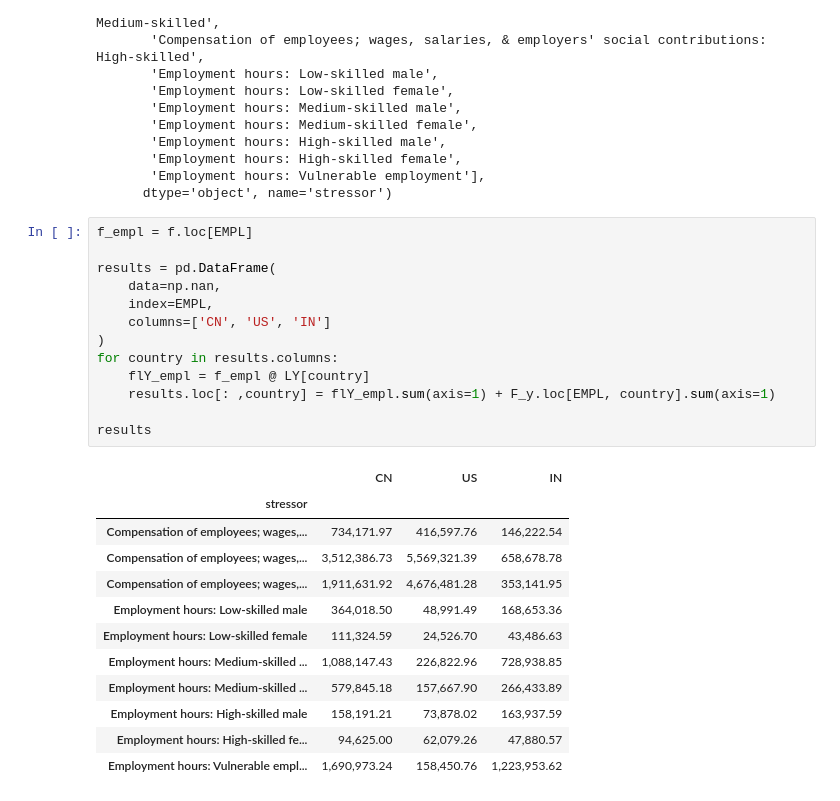
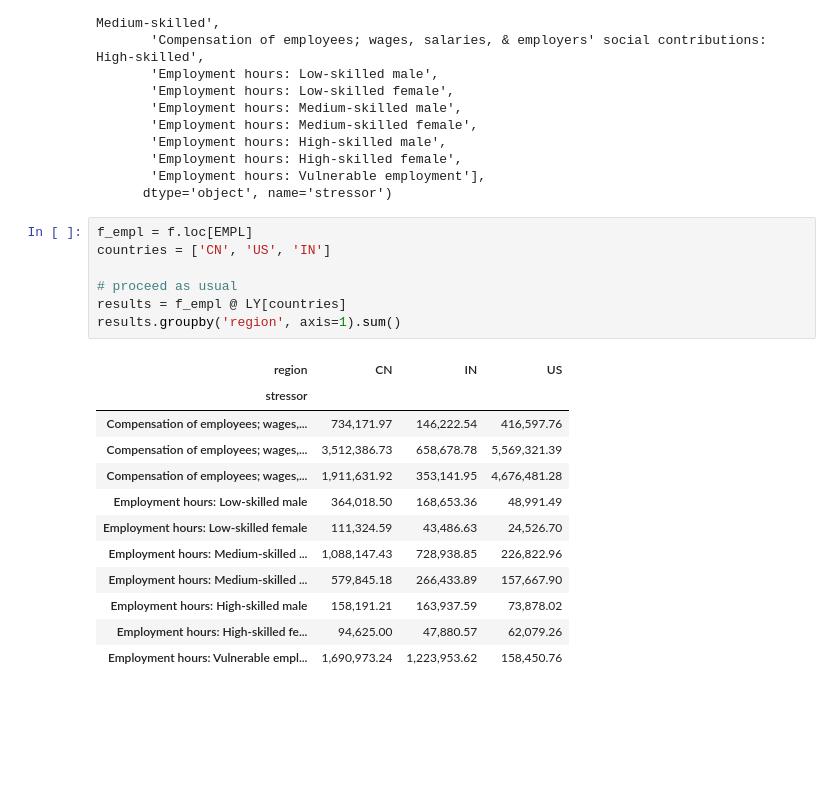
Before and after one commit to adrien-perello/EEIOA, a Jupyter notebook: scripts/08_mock_exam_extra.ipynb, the cells around one changed output. Saved outputs shown, nothing was run; the diff lists cells and outputs as text; blank space fills up the shorter version.

```diff
--- a/scripts/08_mock_exam_extra.ipynb
+++ b/scripts/08_mock_exam_extra.ipynb
@@ -999,27 +999,21 @@ Index(['Compensation of employees; wages, salaries, & employers' social contribu
       dtype='object', name='stressor')
 # %%
 f_empl = f.loc[EMPL]
+countries = ['CN', 'US', 'IN']
 
-results = pd.DataFrame(
-    data=np.nan,
-    index=EMPL,
-    columns=['CN', 'US', 'IN']
-)
-for country in results.columns:
-    flY_empl = f_empl @ LY[country]
-    results.loc[: ,country] = flY_empl.sum(axis=1) + F_y.loc[EMPL, country].sum(axis=1)
-
-results
+# proceed as usual
+results = f_empl @ LY[countries]
+results.groupby('region', axis=1).sum()
 # %% [output]
-|  | CN | US | IN |
+| region | CN | IN | US |
 | stressor |  |  |  |
-| Compensation of employees; wages,... | 734,171.97 | 416,597.76 | 146,222.54 |
-| Compensation of employees; wages,... | 3,512,386.73 | 5,569,321.39 | 658,678.78 |
-| Compensation of employees; wages,... | 1,911,631.92 | 4,676,481.28 | 353,141.95 |
-| Employment hours: Low-skilled male | 364,018.50 | 48,991.49 | 168,653.36 |
-| Employment hours: Low-skilled female | 111,324.59 | 24,526.70 | 43,486.63 |
-| Employment hours: Medium-skilled ... | 1,088,147.43 | 226,822.96 | 728,938.85 |
-| Employment hours: Medium-skilled ... | 579,845.18 | 157,667.90 | 266,433.89 |
-| Employment hours: High-skilled male | 158,191.21 | 73,878.02 | 163,937.59 |
-| Employment hours: High-skilled fe... | 94,625.00 | 62,079.26 | 47,880.57 |
-| Employment hours: Vulnerable empl... | 1,690,973.24 | 158,450.76 | 1,223,953.62 |
+| Compensation of employees; wages,... | 734,171.97 | 146,222.54 | 416,597.76 |
+| Compensation of employees; wages,... | 3,512,386.73 | 658,678.78 | 5,569,321.39 |
+| Compensation of employees; wages,... | 1,911,631.92 | 353,141.95 | 4,676,481.28 |
+| Employment hours: Low-skilled male | 364,018.50 | 168,653.36 | 48,991.49 |
+| Employment hours: Low-skilled female | 111,324.59 | 43,486.63 | 24,526.70 |
+| Employment hours: Medium-skilled ... | 1,088,147.43 | 728,938.85 | 226,822.96 |
+| Employment hours: Medium-skilled ... | 579,845.18 | 266,433.89 | 157,667.90 |
+| Employment hours: High-skilled male | 158,191.21 | 163,937.59 | 73,878.02 |
+| Employment hours: High-skilled fe... | 94,625.00 | 47,880.57 | 62,079.26 |
+| Employment hours: Vulnerable empl... | 1,690,973.24 | 1,223,953.62 | 158,450.76 |
```
